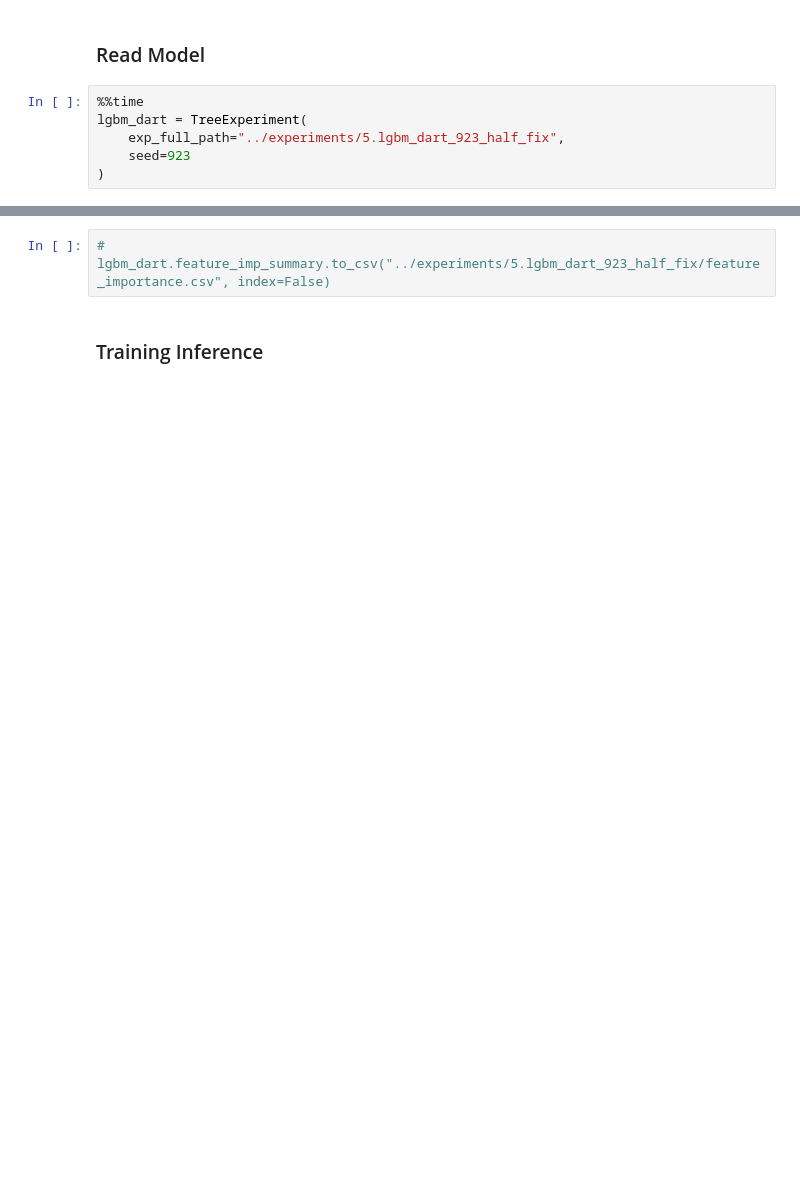
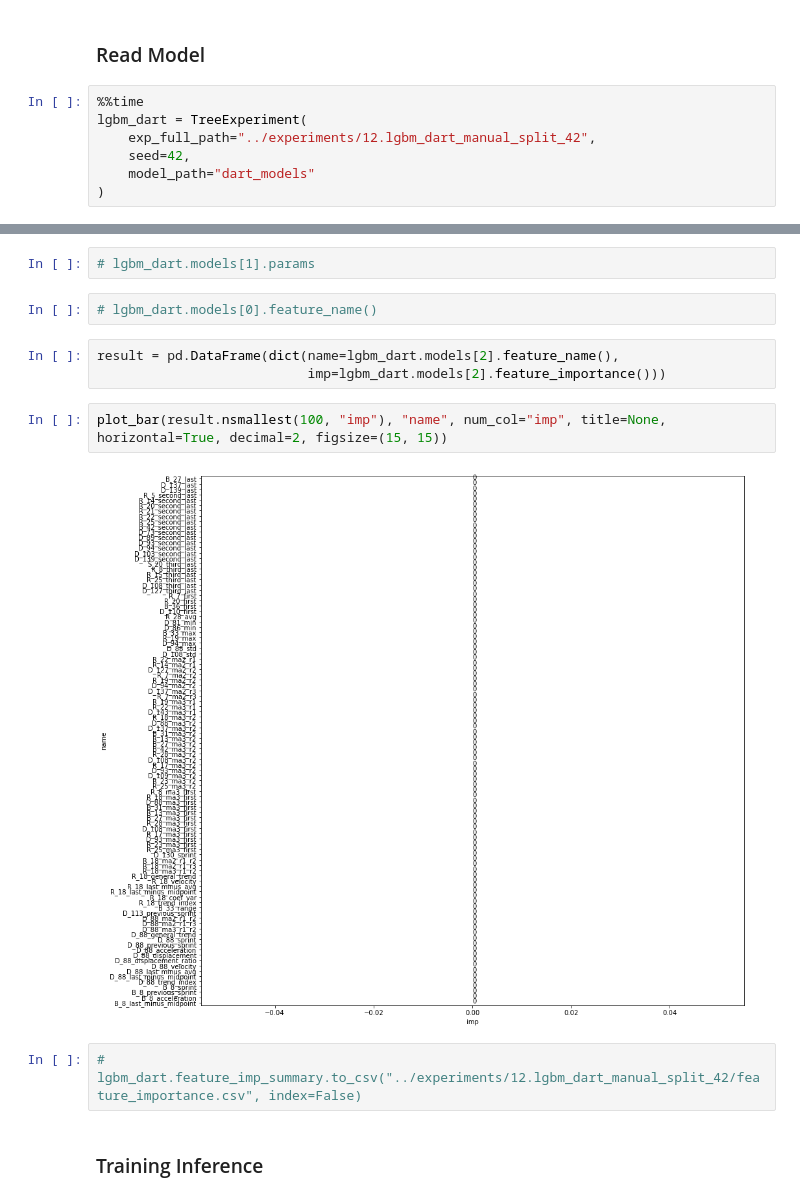
Before and after one commit to waikey-lee/kaggle-amex, a Jupyter notebook: notebooks/5a.lgbm_evaluation.ipynb, the cells around one changed output, grey strips where cells are left out. Saved outputs shown, nothing was run; the diff lists cells and outputs as text; blank space fills up the shorter version.

Commit message:
Share LGBM evaluation

```diff
--- a/notebooks/5a.lgbm_evaluation.ipynb
+++ b/notebooks/5a.lgbm_evaluation.ipynb
@@ -51,7 +51,8 @@ Wall time: 284 ms
 # %%
 %%time
 lgbm_dart = TreeExperiment(
-    exp_full_path="../experiments/5.lgbm_dart_923_half_fix",
-    seed=923
+    exp_full_path="../experiments/12.lgbm_dart_manual_split_42",
+    seed=42,
+    model_path="dart_models"
 )
 # %% [output]
@@ -60,5 +61,16 @@ Wall time: 784 ms
+# %%
+# lgbm_dart.models[1].params
+# %%
+# lgbm_dart.models[0].feature_name()
+# %%
+result = pd.DataFrame(dict(name=lgbm_dart.models[2].feature_name(),
+                           imp=lgbm_dart.models[2].feature_importance()))
+# %%
+plot_bar(result.nsmallest(100, "imp"), "name", num_col="imp", title=None, horizontal=True, decimal=2, figsize=(15, 15))
+# %% [output]
+[figure, added]
 # %%
-# lgbm_dart.feature_imp_summary.to_csv("../experiments/5.lgbm_dart_923_half_fix/feature_importance.csv", index=False)
+# lgbm_dart.feature_imp_summary.to_csv("../experiments/12.lgbm_dart_manual_split_42/feature_importance.csv", index=False)
 # %% [markdown]
 ### Training Inference
 # %%
```
Also changed, not shown: parts of 37 cells of this notebook.
